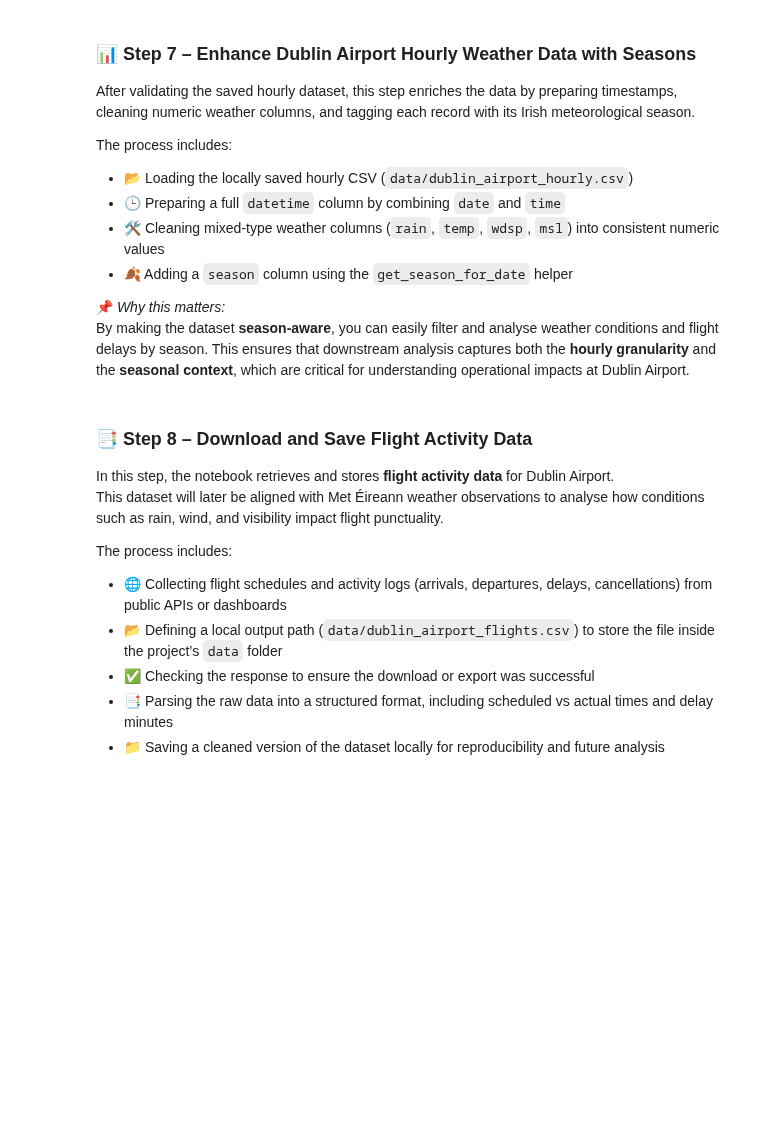
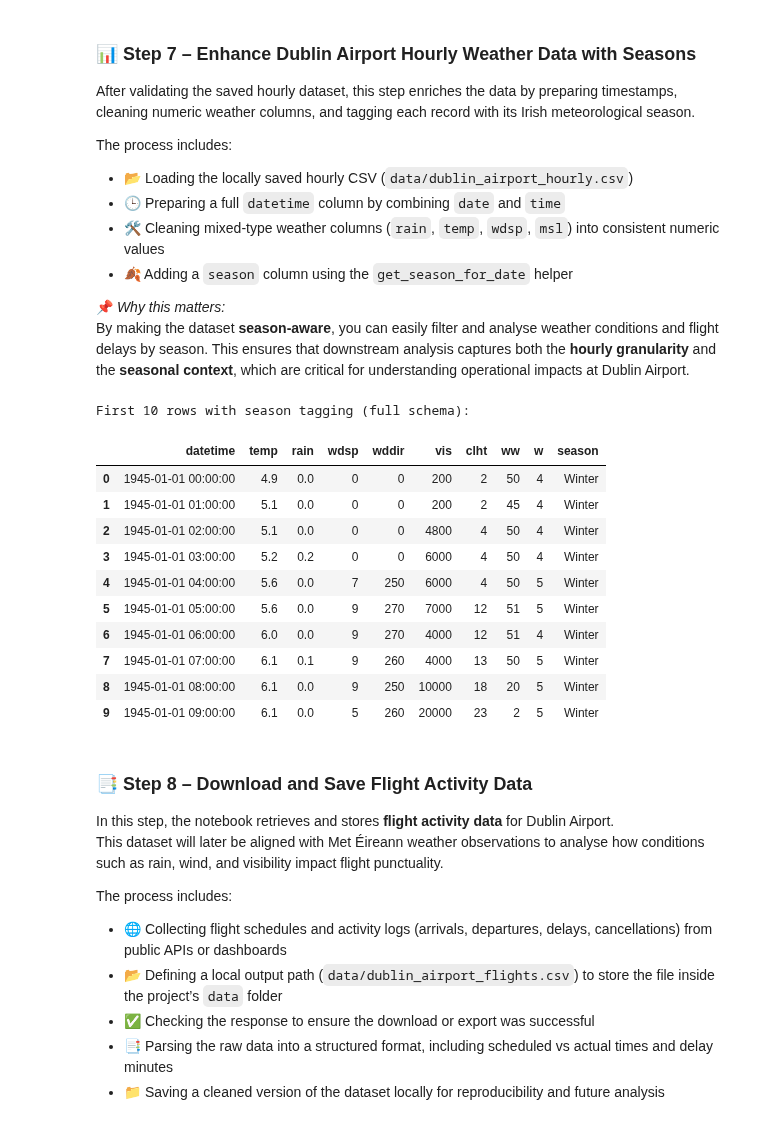
Before and after one commit to ECronin1973/programming-for-data-analytics, a Jupyter notebook: project/flight_reroute_dub.ipynb, the cells around one changed output. Saved outputs shown, nothing was run; the diff lists cells and outputs as text; code cells hidden in the pictures; blank space fills up the shorter version.

```diff
--- a/project/flight_reroute_dub.ipynb
+++ b/project/flight_reroute_dub.ipynb
@@ -428,0 +444,20 @@ print(lines[header_index])
+# %%
+# 📑 Step 4a – Define Delay-Relevant Weather Schema
+
+# These are the only weather variables we will keep and analyse
+delay_relevant_weather_cols = [
+    "datetime",      # original timestamp (needed for season assignment)
+    "datetime_hour", # floored datetime for alignment with flights
+    "temp",          # air temperature
+    "rain",          # precipitation
+    "wdsp",          # wind speed
+    "wddir",         # wind direction
+    "vis",           # visibility
+    "clht",          # cloud height
+    "ww",            # present weather code
+    "w",             # past weather code
+    "season"         # derived categorical label
+]
+
+print("✅ Delay-relevant weather schema defined")
+print(delay_relevant_weather_cols)
@@ -651,21 +819,37 @@ By making the dataset **season‑aware**, you can easily filter and analyse weat
 # %%
 # 📊 Step 7 – Enhance Dublin Airport Hourly Weather Data with Seasons
 
 # --- Load the locally saved hourly CSV ---
 df_weather = load_cleaned_weather_data()
 
 # --- Prepare datetime column (parse combined date+time) ---
 df_weather = prepare_weather_data(df_weather)
 
-# --- Clean numeric weather columns (rain, temp, wind, pressure) ---
+# --- Clean numeric weather columns (rain, temp, wind, pressure, etc.) ---
 df_weather = clean_weather_columns(df_weather)
 
-# --- Vectorized season assignment ---
-df_weather = assign_season_vectorized(df_weather)
+# --- Vectorised season assignment ---
+df_weather = assign_season_vectorized(df_weather, datetime_col="datetime")
 
-# ✅ Inspect result
-print("First 10 rows with season tagging:")
-display(df_weather[['datetime', 'temp', 'rain', 'wdsp', 'msl', 'season']].head(10))
+# --- Restrict to unified weather schema ---
+df_weather = df_weather[[c for c in delay_relevant_weather_cols if c in df_weather.columns]]
+
+# ✅ Inspect result (all relevant columns)
+print("First 10 rows with season tagging (full schema):")
+display(df_weather.head(10))
+# %% [output]
+First 10 rows with season tagging (full schema):
+|  | datetime | temp | rain | wdsp | wddir | vis | clht | ww | w | season |
+| 0 | 1945-01-01 00:00:00 | 4.9 | 0.0 | 0 | 0 | 200 | 2 | 50 | 4 | Winter |
+| 1 | 1945-01-01 01:00:00 | 5.1 | 0.0 | 0 | 0 | 200 | 2 | 45 | 4 | Winter |
+| 2 | 1945-01-01 02:00:00 | 5.1 | 0.0 | 0 | 0 | 4800 | 4 | 50 | 4 | Winter |
+| 3 | 1945-01-01 03:00:00 | 5.2 | 0.2 | 0 | 0 | 6000 | 4 | 50 | 4 | Winter |
+| 4 | 1945-01-01 04:00:00 | 5.6 | 0.0 | 7 | 250 | 6000 | 4 | 50 | 5 | Winter |
+| 5 | 1945-01-01 05:00:00 | 5.6 | 0.0 | 9 | 270 | 7000 | 12 | 51 | 5 | Winter |
+| 6 | 1945-01-01 06:00:00 | 6.0 | 0.0 | 9 | 270 | 4000 | 12 | 51 | 4 | Winter |
+| 7 | 1945-01-01 07:00:00 | 6.1 | 0.1 | 9 | 260 | 4000 | 13 | 50 | 5 | Winter |
+| 8 | 1945-01-01 08:00:00 | 6.1 | 0.0 | 9 | 250 | 10000 | 18 | 20 | 5 | Winter |
+| 9 | 1945-01-01 09:00:00 | 6.1 | 0.0 | 5 | 260 | 20000 | 23 | 2 | 5 | Winter |
 # %% [markdown]
 ### 📑 Step 8 – Download and Save Flight Activity Data
 
```
Also changed, not shown: parts of 30 cells of this notebook, 5 other files.
